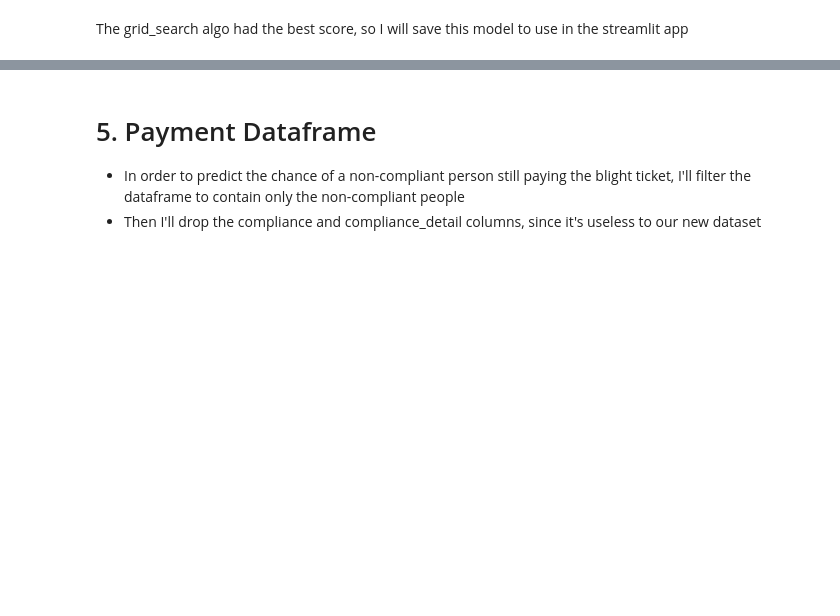
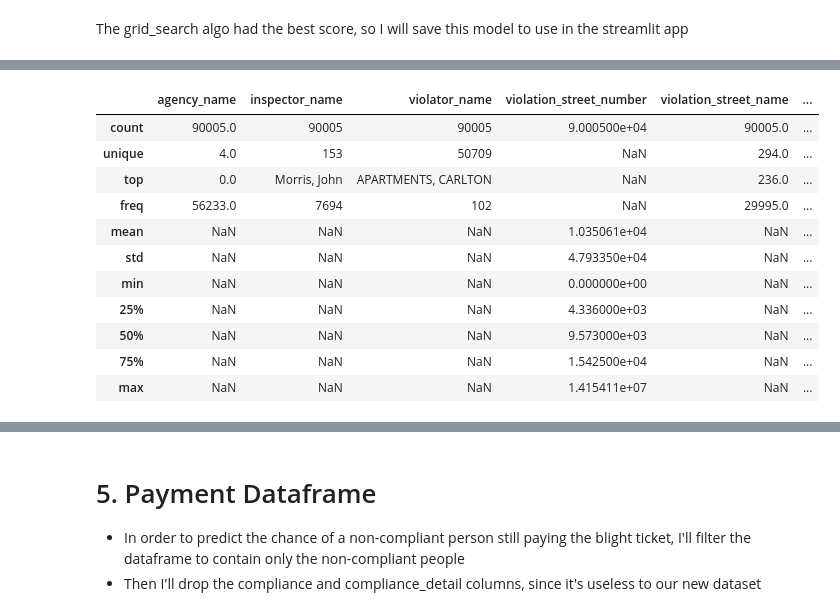
Before and after one commit to henriqueumeda/Property-Maintenance-Blight-Ticket-Fines, a Jupyter notebook: Property Maintenance Blight Ticket Fines.ipynb, the cells around one changed output, grey strips where cells are left out. Saved outputs shown, nothing was run; the diff lists cells and outputs as text; code cells hidden in the pictures; blank space fills up the shorter version.

```diff
--- a/Property Maintenance Blight Ticket Fines.ipynb
+++ b/Property Maintenance Blight Ticket Fines.ipynb
@@ -1579,0 +1635,15 @@ jb.dump(rf,"model/rf_blight_ticket.pk;.z")
+# %%
+df_train[df_train['compliance'] == 0].describe(include='all')
+# %% [output]
+|  | agency_name | inspector_name | violator_name | violation_street_number | violation_street_name | ... |
+| count | 90005.0 | 90005 | 90005 | 9.000500e+04 | 90005.0 | ... |
+| unique | 4.0 | 153 | 50709 | NaN | 294.0 | ... |
+| top | 0.0 | Morris, John | APARTMENTS, CARLTON | NaN | 236.0 | ... |
+| freq | 56233.0 | 7694 | 102 | NaN | 29995.0 | ... |
+| mean | NaN | NaN | NaN | 1.035061e+04 | NaN | ... |
+| std | NaN | NaN | NaN | 4.793350e+04 | NaN | ... |
+| min | NaN | NaN | NaN | 0.000000e+00 | NaN | ... |
+| 25% | NaN | NaN | NaN | 4.336000e+03 | NaN | ... |
+| 50% | NaN | NaN | NaN | 9.573000e+03 | NaN | ... |
+| 75% | NaN | NaN | NaN | 1.542500e+04 | NaN | ... |
+| max | NaN | NaN | NaN | 1.415411e+07 | NaN | ... |
```
Also changed, not shown: parts of 44 cells of this notebook, 31 other files.
